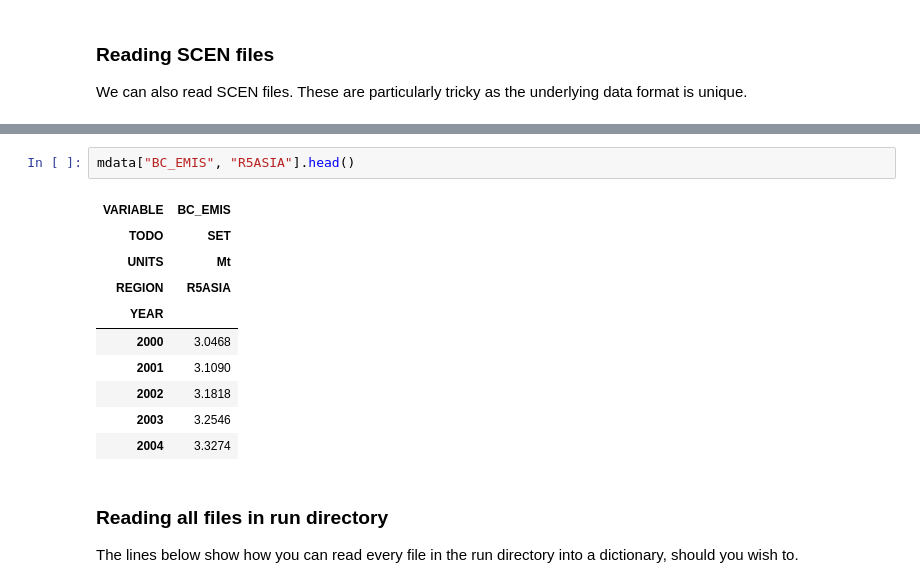
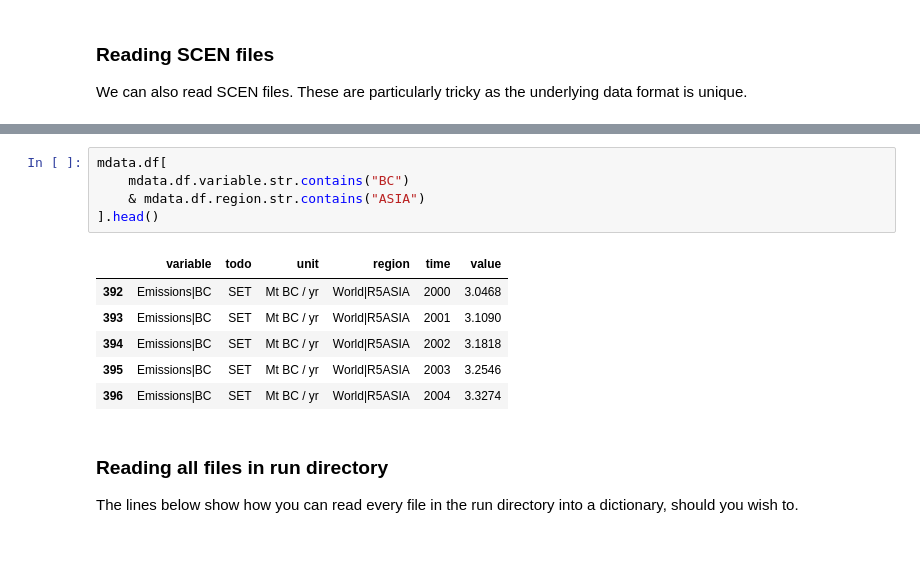
Before and after one commit to openscm/pymagicc, a Jupyter notebook: notebooks/Input-Examples.ipynb, the cells around one changed output, grey strips where cells are left out. Drawn from its saved outputs; the diff is of its cells as text; blank space fills up the shorter version.

```diff
--- a/notebooks/Input-Examples.ipynb
+++ b/notebooks/Input-Examples.ipynb
@@ -182,16 +91,15 @@ mdata.df.head()
-# %%
-mdata["BC_EMIS", "R5ASIA"].head()
-# %% [output]
-| VARIABLE | BC_EMIS |
-| TODO | SET |
-| UNITS | Mt |
-| REGION | R5ASIA |
-| YEAR |  |
-| 2000 | 3.0468 |
-| 2001 | 3.1090 |
-| 2002 | 3.1818 |
-| 2003 | 3.2546 |
-| 2004 | 3.3274 |
+# %%
+mdata.df[
+    mdata.df.variable.str.contains("BC")
+    & mdata.df.region.str.contains("ASIA")
+].head()
+# %% [output]
+|  | variable | todo | unit | region | time | value |
+| 392 | Emissions|BC | SET | Mt BC / yr | World|R5ASIA | 2000 | 3.0468 |
+| 393 | Emissions|BC | SET | Mt BC / yr | World|R5ASIA | 2001 | 3.1090 |
+| 394 | Emissions|BC | SET | Mt BC / yr | World|R5ASIA | 2002 | 3.1818 |
+| 395 | Emissions|BC | SET | Mt BC / yr | World|R5ASIA | 2003 | 3.2546 |
+| 396 | Emissions|BC | SET | Mt BC / yr | World|R5ASIA | 2004 | 3.3274 |
 # %% [markdown]
 ### Reading all files in run directory
 
```
Also changed, not shown: parts of 19 cells of this notebook.
